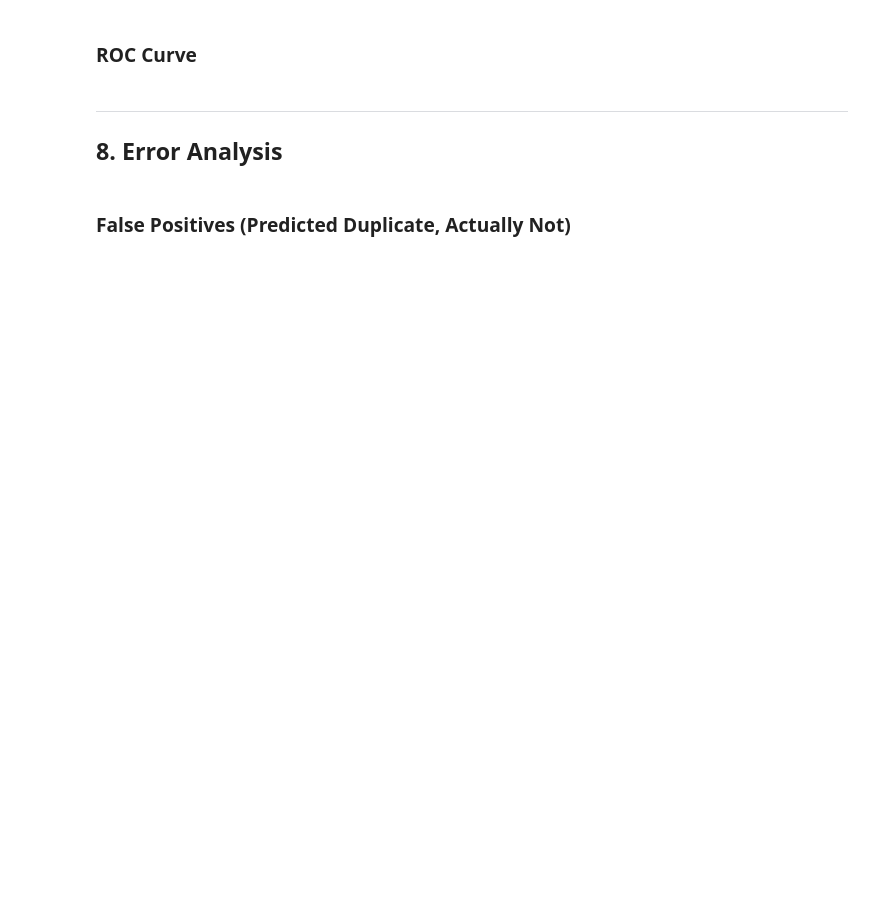
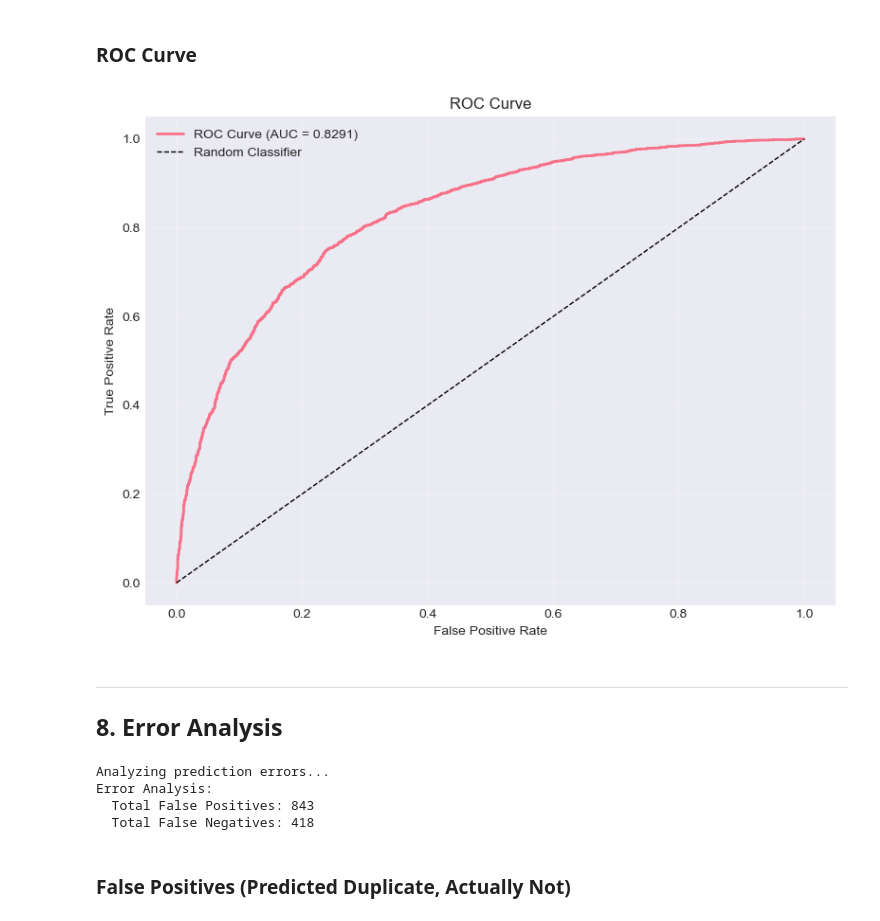
Before and after one commit to jackshengxinz/ECE364-final-project, a Jupyter notebook: Quora_Duplicate_Questions.ipynb, the cells around one changed output. Drawn from its saved outputs; the diff is of its cells as text; code cells hidden in the pictures; blank space fills up the shorter version.

```diff
--- a/Quora_Duplicate_Questions.ipynb
+++ b/Quora_Duplicate_Questions.ipynb
@@ -1422,21 +1648,87 @@ plot_confusion_matrix(test_metrics, save_path='confusion_matrix.png', show=True)
 # %% [markdown]
 ### ROC Curve
 # %%
-from evaluate import plot_roc_curve
+# from evaluate import plot_roc_curve
+# Plot ROC curve
 
-plot_roc_curve(test_metrics, save_path='roc_curve.png', show=True)
+from sklearn.metrics import roc_curve
+
+fpr, tpr, thresholds = roc_curve(test_metrics['labels'], test_metrics['probs'])
+
+fig, ax = plt.subplots(figsize=(8, 6))
+ax.plot(fpr, tpr, linewidth=2, label=f'ROC Curve (AUC = {test_metrics["roc_auc"]:.4f})')
+ax.plot([0, 1], [0, 1], 'k--', linewidth=1, label='Random Classifier')
+ax.set_xlabel('False Positive Rate')
+ax.set_ylabel('True Positive Rate')
+ax.set_title('ROC Curve')
+ax.legend()
+ax.grid(True, alpha=0.3)
+plt.tight_layout()
+plt.savefig('roc_curve.png', dpi=150, bbox_inches='tight')
+plt.show()
+# %% [output]
+[figure, added]
 # %% [markdown]
 
 ---
 ## 8. Error Analysis
 # %%
-from evaluate import analyze_errors
+# from evaluate import analyze_errors
+# Analyze errors - find false positives and false negatives
 
-errors = analyze_errors(trainer.model, test_loader, vocab, device, n_examples=5)
+print("Analyzing prediction errors...")
+
+false_positives = []
+false_negatives = []
+
+model.eval()
+idx = 0
+
+with torch.no_grad():
+    for q1, q2, labels in test_loader:
+        q1, q2 = q1.to(device), q2.to(device)
+        outputs = model(q1, q2)
+        probs = torch.sigmoid(outputs)
+        preds = (probs >= optimal_threshold).float()
+
+        for i in range(len(labels)):
+            prob = probs[i].item()
+            pred = preds[i].item()
+            label = labels[i].item()
+
+            # False positive: predicted duplicate but actually not
+            if pred == 1 and label == 0:
+                false_positives.append({
+                    'q1': test_dataset.questions1[idx],
+                    'q2': test_dataset.questions2[idx],
+                    'prob': prob
+                })
+
+            # False negative: predicted not duplicate but actually is
+            if pred == 0 and label == 1:
+                false_negatives.append({
+                    'q1': test_dataset.questions1[idx],
+                    'q2': test_dataset.questions2[idx],
+                    'prob': prob
+                })
+
+            idx += 1
+
+errors = {
+    'false_positives': false_positives[:5],  # Keep top 5
+    'false_negatives': false_negatives[:5],  # Keep top 5
+    'total_fp': len(false_positives),
+    'total_fn': len(false_negatives)
+}
 
 print(f"Error Analysis:")
 print(f"  Total False Positives: {errors['total_fp']}")
 print(f"  Total False Negatives: {errors['total_fn']}")
+# %% [output]
+Analyzing prediction errors...
+Error Analysis:
+  Total False Positives: 843
+  Total False Negatives: 418
 # %% [markdown]
 ### False Positives (Predicted Duplicate, Actually Not)
 # %%
```
Also changed, not shown: parts of 22 cells of this notebook, 6 other files.
